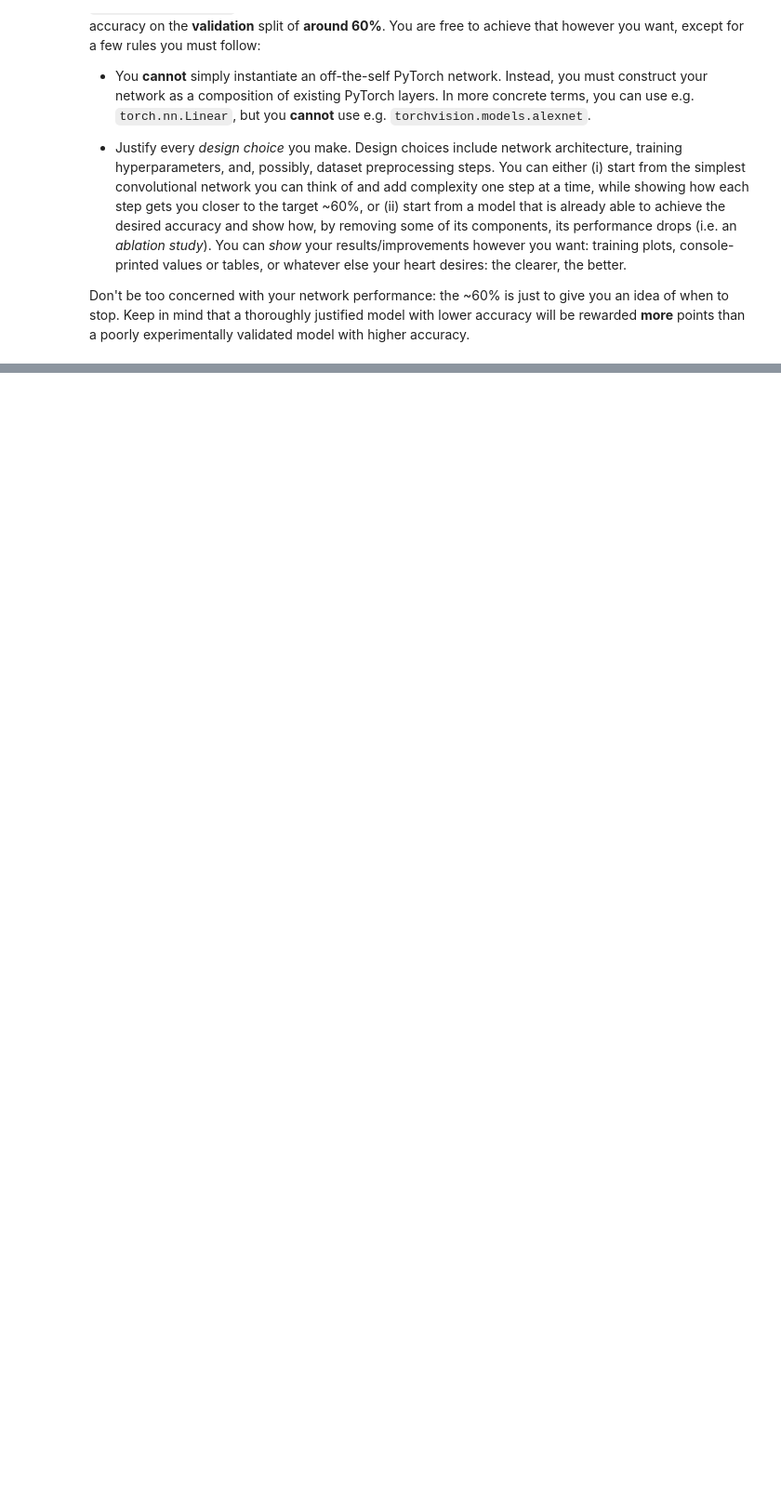
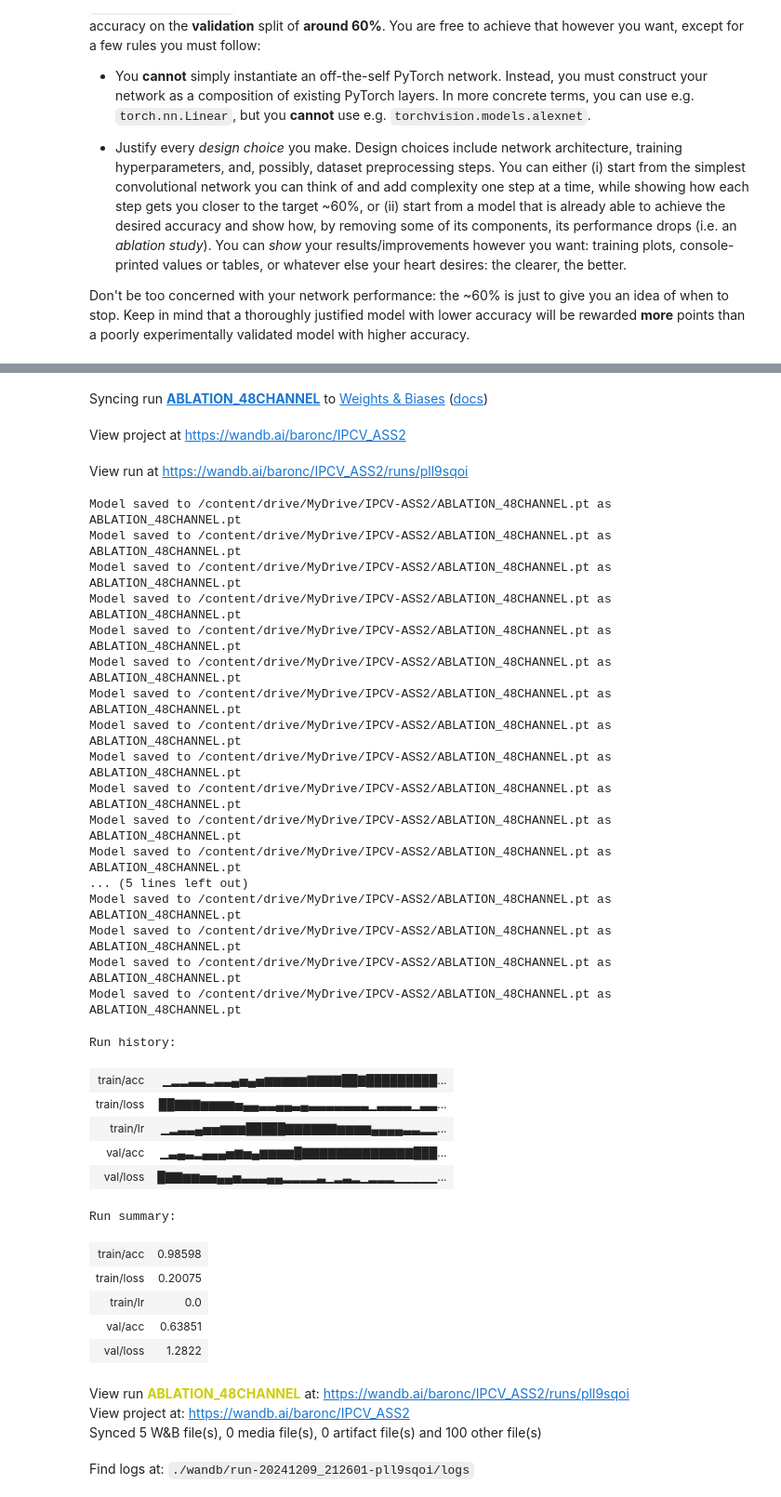
Before and after one commit to alessioarcara/ipcv_assignments, a Jupyter notebook: assignment2_final.ipynb, the cells around one changed output, grey strips where cells are left out. Shown at 93% size. Cells and saved outputs as stored; diff of their text form; code cells hidden in the pictures; blank space fills up the shorter version.

```diff
--- a/assignment2_final.ipynb
+++ b/assignment2_final.ipynb
@@ -648,3 +647,18 @@ class ShuffleUnit(nn.Module):
             x = x + residual
 
         return F.relu(x)
+# %%
+model = TinyShuffleNet(160, 3, num_classes)
+print_summary(model, (64, 3, 384, 384))
+
+cfg["run_name"] = "SHUFFLE_160C3G_DROPOUT_LS"
+
+trainer = Trainer(
+    model,
+    train_loader_augmented,
+    val_loader,
+    device,
+    num_classes
+)
+
+trainer.train()
@@ -722,0 +684,16 @@ Find logs at: ./wandb/run-20241205_084735-jngd89m6/logs
+# %%
+model = TinyShuffleNet(48, 3, num_classes)
+print_summary(model, (64, 3, 384, 384))
+
+cfg["run_name"] = "ABLATION_48CHANNEL"
+
+trainer = Trainer(
+    model,
+    train_loader_augmented,
+    val_loader,
+    device,
+    num_classes
+)
+
+trainer.train()
+# %% [output]
@@ -723,3 +720,39 @@ Find logs at: ./wandb/run-20241205_084735-jngd89m6/logs
+Syncing run ABLATION_48CHANNEL to Weights & Biases (docs)
+View project at https://wandb.ai/baronc/IPCV_ASS2
+View run at https://wandb.ai/baronc/IPCV_ASS2/runs/pll9sqoi
+Model saved to /content/drive/MyDrive/IPCV-ASS2/ABLATION_48CHANNEL.pt as ABLATION_48CHANNEL.pt
+Model saved to /content/drive/MyDrive/IPCV-ASS2/ABLATION_48CHANNEL.pt as ABLATION_48CHANNEL.pt
+Model saved to /content/drive/MyDrive/IPCV-ASS2/ABLATION_48CHANNEL.pt as ABLATION_48CHANNEL.pt
+Model saved to /content/drive/MyDrive/IPCV-ASS2/ABLATION_48CHANNEL.pt as ABLATION_48CHANNEL.pt
+Model saved to /content/drive/MyDrive/IPCV-ASS2/ABLATION_48CHANNEL.pt as ABLATION_48CHANNEL.pt
+Model saved to /content/drive/MyDrive/IPCV-ASS2/ABLATION_48CHANNEL.pt as ABLATION_48CHANNEL.pt
+Model saved to /content/drive/MyDrive/IPCV-ASS2/ABLATION_48CHANNEL.pt as ABLATION_48CHANNEL.pt
+Model saved to /content/drive/MyDrive/IPCV-ASS2/ABLATION_48CHANNEL.pt as ABLATION_48CHANNEL.pt
+Model saved to /content/drive/MyDrive/IPCV-ASS2/ABLATION_48CHANNEL.pt as ABLATION_48CHANNEL.pt
+Model saved to /content/drive/MyDrive/IPCV-ASS2/ABLATION_48CHANNEL.pt as ABLATION_48CHANNEL.pt
+Model saved to /content/drive/MyDrive/IPCV-ASS2/ABLATION_48CHANNEL.pt as ABLATION_48CHANNEL.pt
+Model saved to /content/drive/MyDrive/IPCV-ASS2/ABLATION_48CHANNEL.pt as ABLATION_48CHANNEL.pt
+... (5 lines left out)
+Model saved to /content/drive/MyDrive/IPCV-ASS2/ABLATION_48CHANNEL.pt as ABLATION_48CHANNEL.pt
+Model saved to /content/drive/MyDrive/IPCV-ASS2/ABLATION_48CHANNEL.pt as ABLATION_48CHANNEL.pt
+Model saved to /content/drive/MyDrive/IPCV-ASS2/ABLATION_48CHANNEL.pt as ABLATION_48CHANNEL.pt
+Model saved to /content/drive/MyDrive/IPCV-ASS2/ABLATION_48CHANNEL.pt as ABLATION_48CHANNEL.pt
+Run history:
+| train/acc | ▁▂▂▃▃▂▃▃▄▅▄▅▆▆▆▆▆▇▇▇▇██▇█████████... |
+| train/loss | ██▇▇▇▆▆▆▆▅▄▄▃▃▄▄▃▄▃▃▃▃▃▃▃▁▃▃▃▃▁▃▃... |
+| train/lr | ▁▂▃▃▄▅▅▆▆▆█████▇▇▇▇▇▇▆▆▆▆▄▄▄▄▃▃▂▂... |
+| val/acc | ▁▃▄▃▂▄▄▄▅▆▅▄▆▆▆▆█▇▇▇▇▇▇▇▇▇▇▇▇▇███... |
+| val/loss | █▇▇▆▆▅▅▄▄▅▃▃▃▄▄▂▂▂▂▃▁▂▃▂▁▂▂▂▁▁▁▁▁... |
+Run summary:
+| train/acc | 0.98598 |
+| train/loss | 0.20075 |
+| train/lr | 0.0 |
+| val/acc | 0.63851 |
+| val/loss | 1.2822 |
+View run ABLATION_48CHANNEL at: https://wandb.ai/baronc/IPCV_ASS2/runs/pll9sqoi
+View project at: https://wandb.ai/baronc/IPCV_ASS2
+Synced 5 W&B file(s), 0 media file(s), 0 artifact file(s) and 100 other file(s)
+Find logs at: ./wandb/run-20241209_212601-pll9sqoi/logs
 # %%
 model = TinyShuffleNet(96, 3, num_classes)
 print_summary(model, (64, 3, 384, 384))
```
Also changed, not shown: parts of 7 cells of this notebook.
